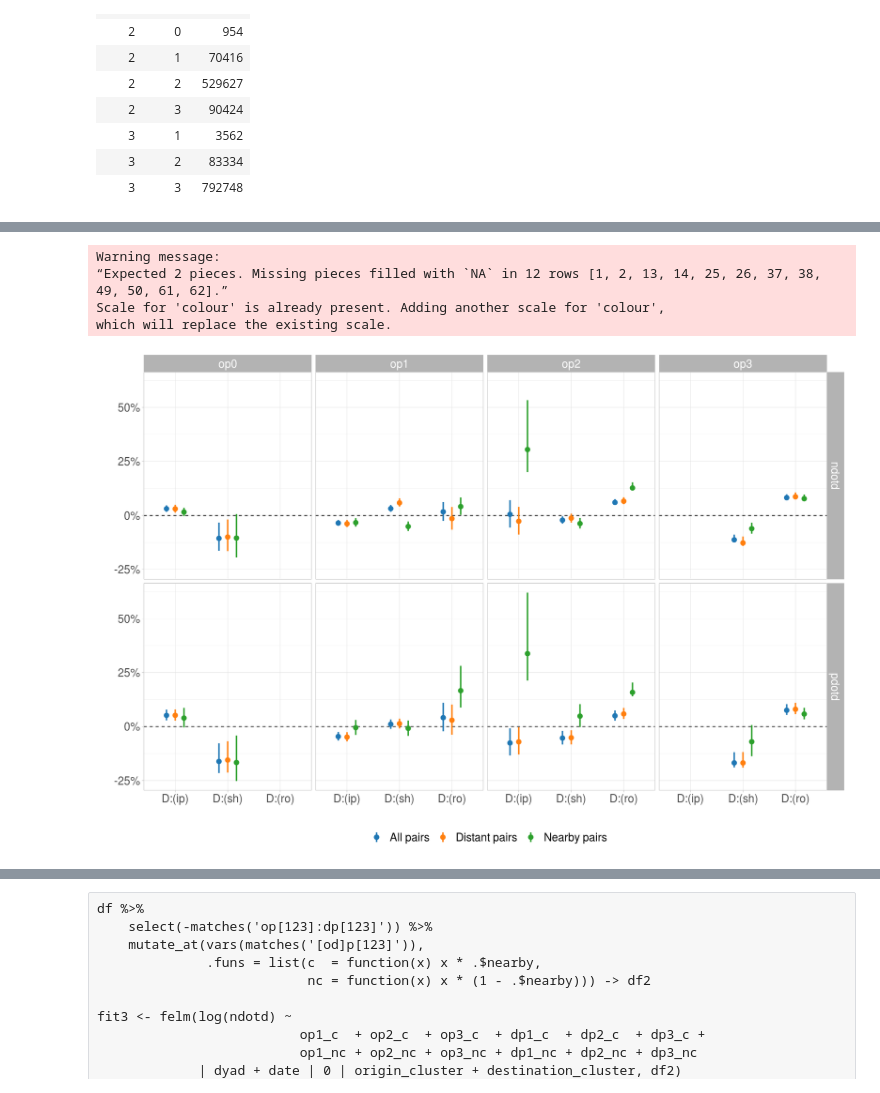
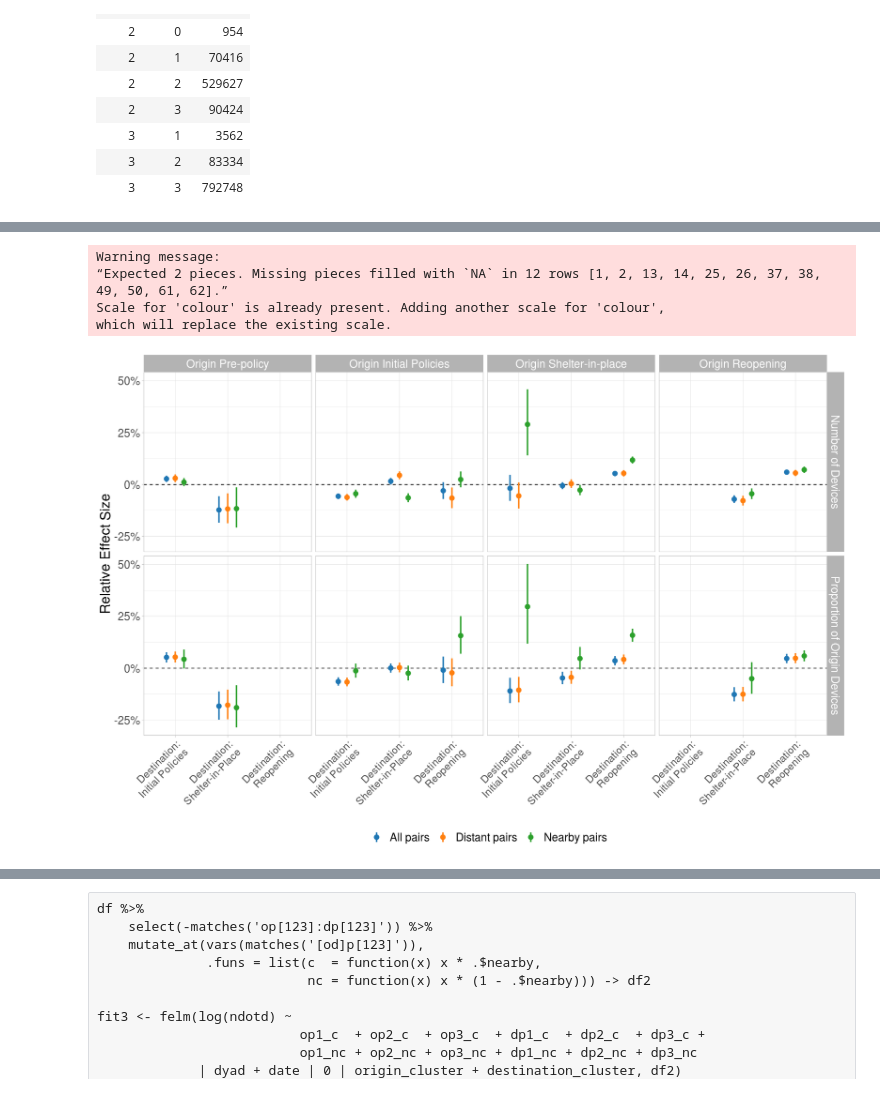
Before and after one commit to mfzhao/covid_peerfx_reopening, a Jupyter notebook: paper_code/2-dyadic_analysis.ipynb, the cells around one changed output, grey strips where cells are left out. Drawn from its saved outputs; the diff is of its cells as text; code cells hidden in the pictures.

```diff
--- a/paper_code/2-dyadic_analysis.ipynb
+++ b/paper_code/2-dyadic_analysis.ipynb
@@ -48,7 +66,7 @@ df %>%
 [figure]
 # %%
 wctrls  <- str_c(cns[str_detect(cns, '[od][pt][rm][ca][px]..')], collapse = ' + ')
-cdctrls <- str_c(cns[str_detect(cns, '[od]as_')], collapse = ' + ')
+cdctrls <- str_c(cns[str_detect(cns, '[od][acs][st]_')], collapse = ' + ')
 ctrls   <- str_c(wctrls, ' + ', cdctrls)
 # %%
 get_coefs <- function(dv, type) {
@@ -71,8 +89,9 @@ get_coefs <- function(dv, type) {
         mutate(var  = rownames(.),
                dv   = dv,
                type = type) %>%
-        filter(str_detect(var, '[od]p[123]')) %>%
         rename(estimate = Estimate, se = `Std. Error`)
 
     return(out)
 }
+
+get_coefs('ndotd', 'nearby')
@@ -295,38 +262,50 @@ A data.frame: 78 × 8
 # %%
-
+pn <- c('op0'   = "Origin Pre-policy",
+        'op1'   = "Origin Initial Policies",
+        'op2'   = "Origin Shelter-in-place",
+        'op3'   = "Origin Reopening",
+        'ndotd' = 'Number of Devices',
+        'pdotd' = 'Proportion of Origin Devices')
 
 dyad_coefs2 %>%
     filter(var != 'op3_dp1') %>%
     separate(var, into = c('origin policy', 'destination policy')) %>%
     mutate(`destination policy` = ifelse(str_detect(`destination policy`, 'p1'), 'D:(ip)',
                                         ifelse(str_detect(`destination policy`, 'p2'), 'D:(sh)', 'D:(ro)')),
            `destination policy` = factor(`destination policy`, levels = c('D:(ip)', 'D:(sh)', 'D:(ro)'))) %>%
-    mutate(estimate = exp(estimate) - 1,
-           u95ci   = exp(estimate + 1.98 * se) - 1,
-           l95ci    = exp(estimate - 1.98 * se) - 1) %>%
+    mutate(u95ci    = exp(estimate + 1.98 * se) - 1,
+           l95ci    = exp(estimate - 1.98 * se) - 1,
+           estimate = exp(estimate) - 1) %>%
     filter(!is.na(`destination policy`)) %>%
     ggplot(aes(x = `destination policy`, y = estimate, color = type)) +
     geom_hline(aes(yintercept = 0), linetype = 2) +
     geom_point(position = position_dodge(0.5), size = 3) +
     geom_linerange(aes(ymin = l95ci, ymax = u95ci),
                    position = position_dodge(0.5), size = 1) +
     scale_color_d3() +
     xlab('') +
-    ylab('') +
+    ylab('Relative Effect Size') +
     labs(color = '') +
     scale_color_d3(labels = c('All pairs', 'Distant pairs', 'Nearby pairs')) +
     scale_y_continuous(labels = scales::percent) +
-    facet_grid(dv ~ `origin policy`) +
+    scale_x_discrete(labels = c('Destination:\nInitial Policies',
+                                'Destination:\nShelter-in-Place',
+                                'Destination:\nReopening')) +
+    facet_grid(dv ~ `origin policy`, labeller = as_labeller(pn)) +
     theme_light() +
     theme(text = element_text(size=20),
+          axis.text.x = element_text(angle = 45,
+                                     size = 15,
+                                     hjust = 1,
+                                     vjust = 1),
           legend.position = 'bottom') -> p
 
-#ggsave('/home/mfzhao/p4.pdf', p, device = 'pdf', width = 6.5, height = 5, scale = 2)
+ggsave('/home/mfzhao/p6.pdf', p, device = 'pdf', width = 6.5, height = 5, scale = 2)
 
 p
 # %% [output]
 Warning message:
 “Expected 2 pieces. Missing pieces filled with `NA` in 12 rows [1, 2, 13, 14, 25, 26, 37, 38, 49, 50, 61, 62].”
 Scale for 'colour' is already present. Adding another scale for 'colour',
 which will replace the existing scale.
-[figure, old version]
+[figure, new version]
```
Also changed, not shown: parts of 16 cells of this notebook, 4 other files.
